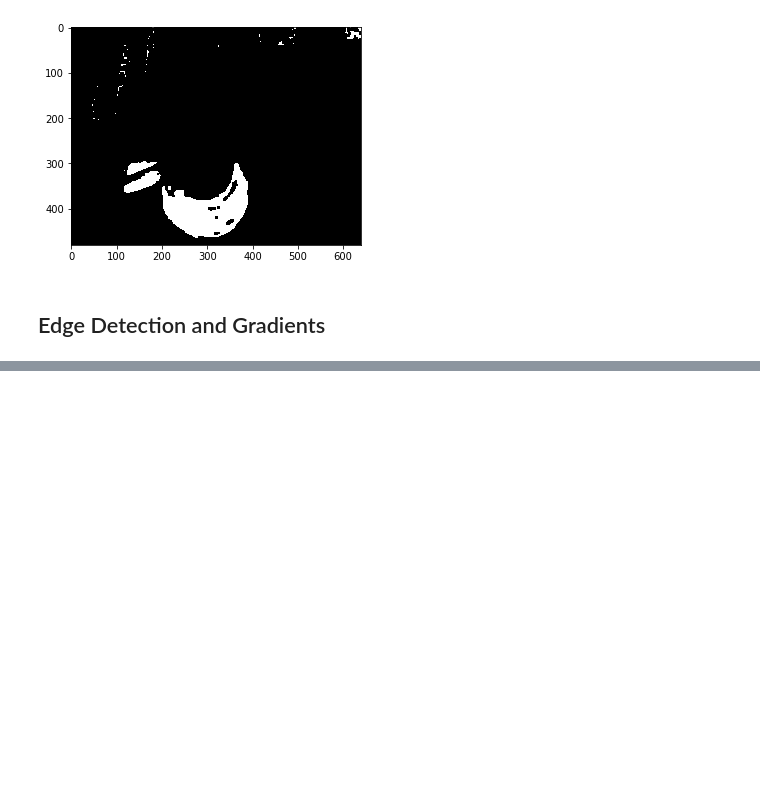
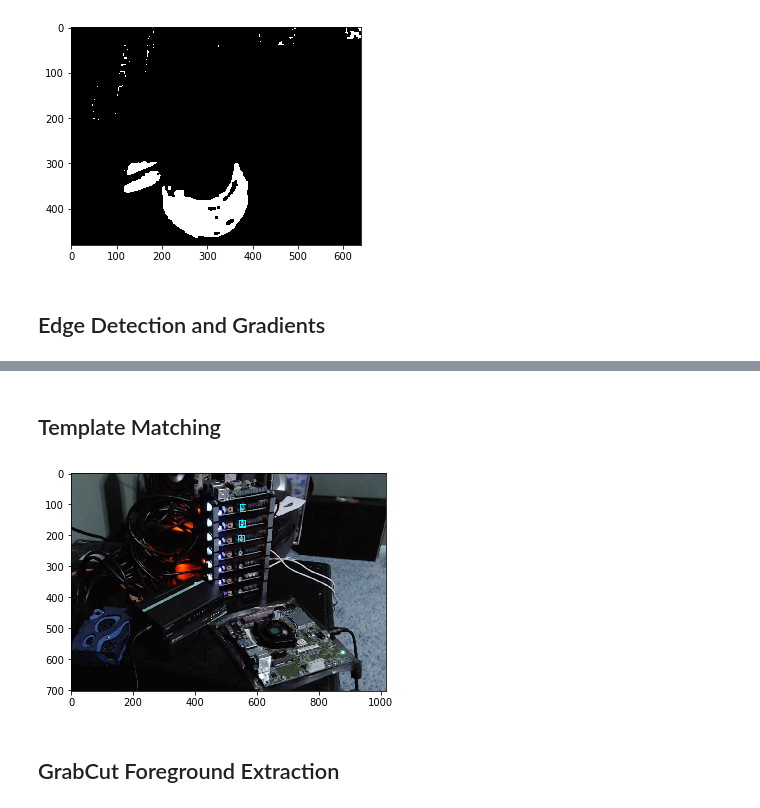
Before and after one commit to xmnlab/notebooks, a Jupyter notebook: cv/OpenCV.ipynb, the cells around one changed output, grey strips where cells are left out. Cells and saved outputs as stored; diff of their text form; code cells hidden in the pictures; blank space fills up the shorter version.

```diff
--- a/cv/OpenCV.ipynb
+++ b/cv/OpenCV.ipynb
@@ -16,6 +17,12 @@ def signal_handler(signal, frame):
     # KeyboardInterrupt detected, exiting
     global is_interrupted
     is_interrupted = True
+# %%
+def bgr2rgb(im):
+    return cv2.cvtColor(im, cv2.COLOR_BGR2RGB)
+
+def bgr2gray(im):
+    return cv2.cvtColor(im, cv2.COLOR_BGR2GRAY)
 # %% [markdown]
 ## Intro and loading Images
 # %%
@@ -564,0 +609,2 @@ original image
+# %% [markdown]
+## Template Matching
@@ -564,0 +614,32 @@ original image
+# %%
+%matplotlib inline
+img = cv2.imread(filename='opencv-template-matching-python-tutorial.jpg')
+img_gray = bgr2gray(im=img)
+
+template = cv2.imread(filename='opencv-template-for-matching.jpg', flags=0)
+
+w, h = template.shape[::-1]
+
+result = cv2.matchTemplate(
+    image=img_gray, templ=template, method=cv2.TM_CCOEFF_NORMED
+)
+threshold = 0.9
+
+loc = np.where(result >= threshold)
+
+for pt in zip(*loc[::-1]):
+    cv2.rectangle(
+        img=img,
+        pt1=pt,
+        pt2=(pt[0]+w, pt[1]+h),
+        color=(0, 255, 255),
+        thickness=2
+    )
+
+plt.imshow(X=img)
+plt.show()
+plt.close()
+# %% [output]
+[figure, added]
+# %% [markdown]
+## GrabCut Foreground Extraction
```
Also changed, not shown: parts of 29 cells of this notebook, 5 other files.
